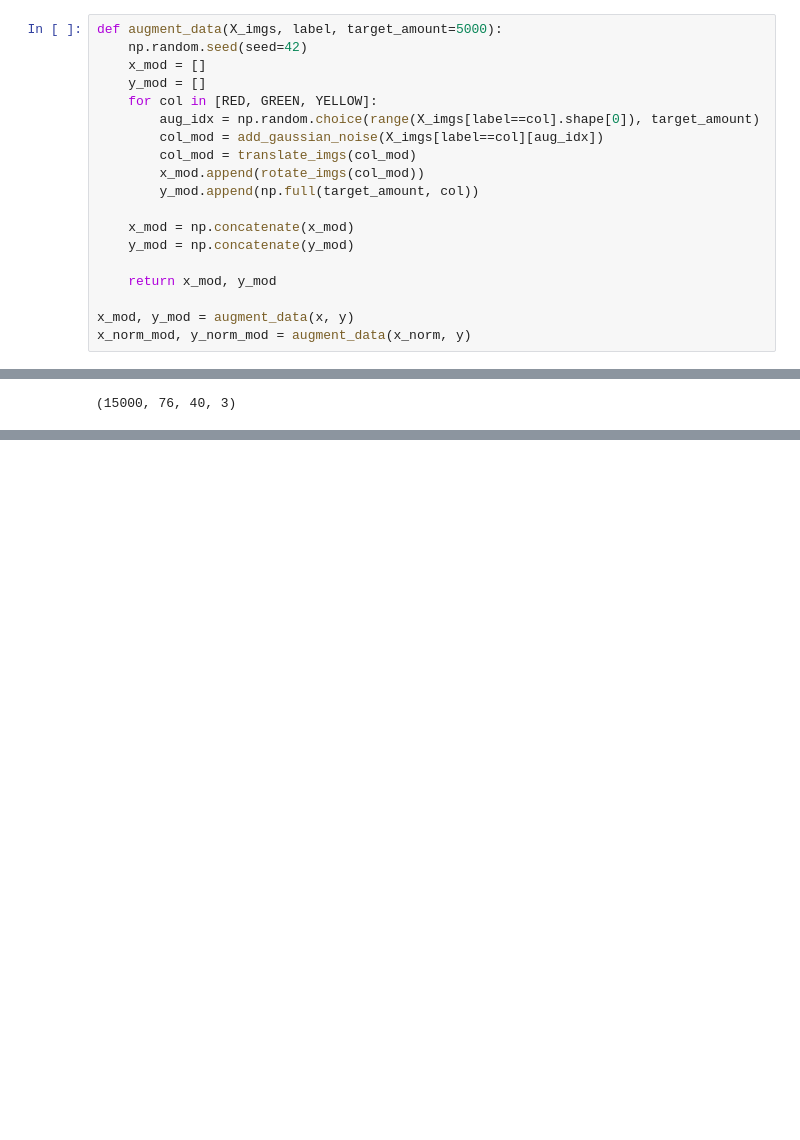
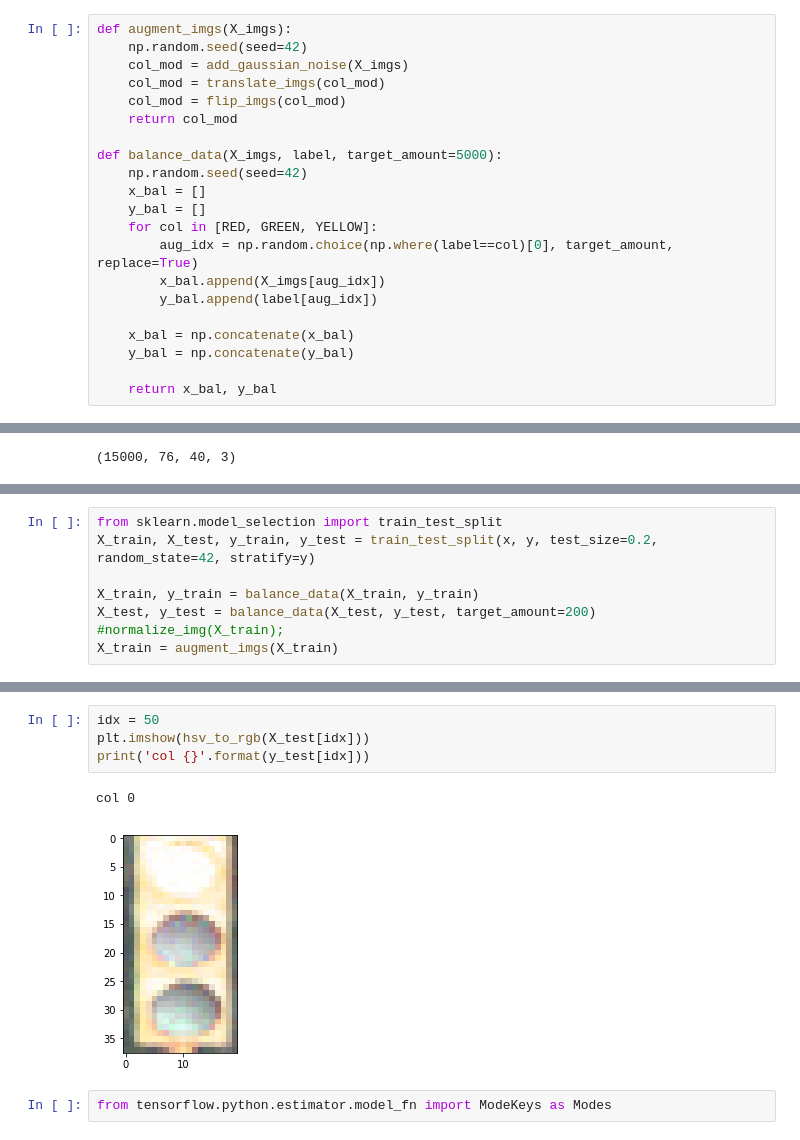
Before and after one commit to Abdilaziz/TL_training, a Jupyter notebook: TL_classifier/initial_classifier.ipynb, the cells around one changed output, grey strips where cells are left out. Saved outputs shown, nothing was run; the diff lists cells and outputs as text; blank space fills up the shorter version.

```diff
--- a/TL_classifier/initial_classifier.ipynb
+++ b/TL_classifier/initial_classifier.ipynb
@@ -195,19 +205,21 @@ def rotate_imgs(X_imgs):
 # %%
-def augment_data(X_imgs, label, target_amount=5000):
+def augment_imgs(X_imgs):
     np.random.seed(seed=42)
-    x_mod = []
-    y_mod = []
+    col_mod = add_gaussian_noise(X_imgs)
+    col_mod = translate_imgs(col_mod)
+    col_mod = flip_imgs(col_mod)
+    return col_mod
+
+def balance_data(X_imgs, label, target_amount=5000):
+    np.random.seed(seed=42)
+    x_bal = []
+    y_bal = []
     for col in [RED, GREEN, YELLOW]:
-        aug_idx = np.random.choice(range(X_imgs[label==col].shape[0]), target_amount)
-        col_mod = add_gaussian_noise(X_imgs[label==col][aug_idx])
-        col_mod = translate_imgs(col_mod)
-        x_mod.append(rotate_imgs(col_mod))
-        y_mod.append(np.full(target_amount, col))
+        aug_idx = np.random.choice(np.where(label==col)[0], target_amount, replace=True)
+        x_bal.append(X_imgs[aug_idx])
+        y_bal.append(label[aug_idx])
 
-    x_mod = np.concatenate(x_mod)
-    y_mod = np.concatenate(y_mod)
+    x_bal = np.concatenate(x_bal)
+    y_bal = np.concatenate(y_bal)
 
-    return x_mod, y_mod
-
-x_mod, y_mod = augment_data(x, y)
-x_norm_mod, y_norm_mod = augment_data(x_norm, y)
+    return x_bal, y_bal
@@ -408,0 +313,8 @@ def model_fn(features, labels, mode):
+# %%
+from sklearn.model_selection import train_test_split
+X_train, X_test, y_train, y_test = train_test_split(x, y, test_size=0.2, random_state=42, stratify=y)
+
+X_train, y_train = balance_data(X_train, y_train)
+X_test, y_test = balance_data(X_test, y_test, target_amount=200)
+#normalize_img(X_train);
+X_train = augment_imgs(X_train)
@@ -408,0 +345,9 @@ def model_fn(features, labels, mode):
+# %%
+idx = 50
+plt.imshow(hsv_to_rgb(X_test[idx]))
+print('col {}'.format(y_test[idx]))
+# %% [output]
+col 0
+[figure, added]
+# %%
+from tensorflow.python.estimator.model_fn import ModeKeys as Modes
```
Also changed, not shown: parts of 17 cells of this notebook.
